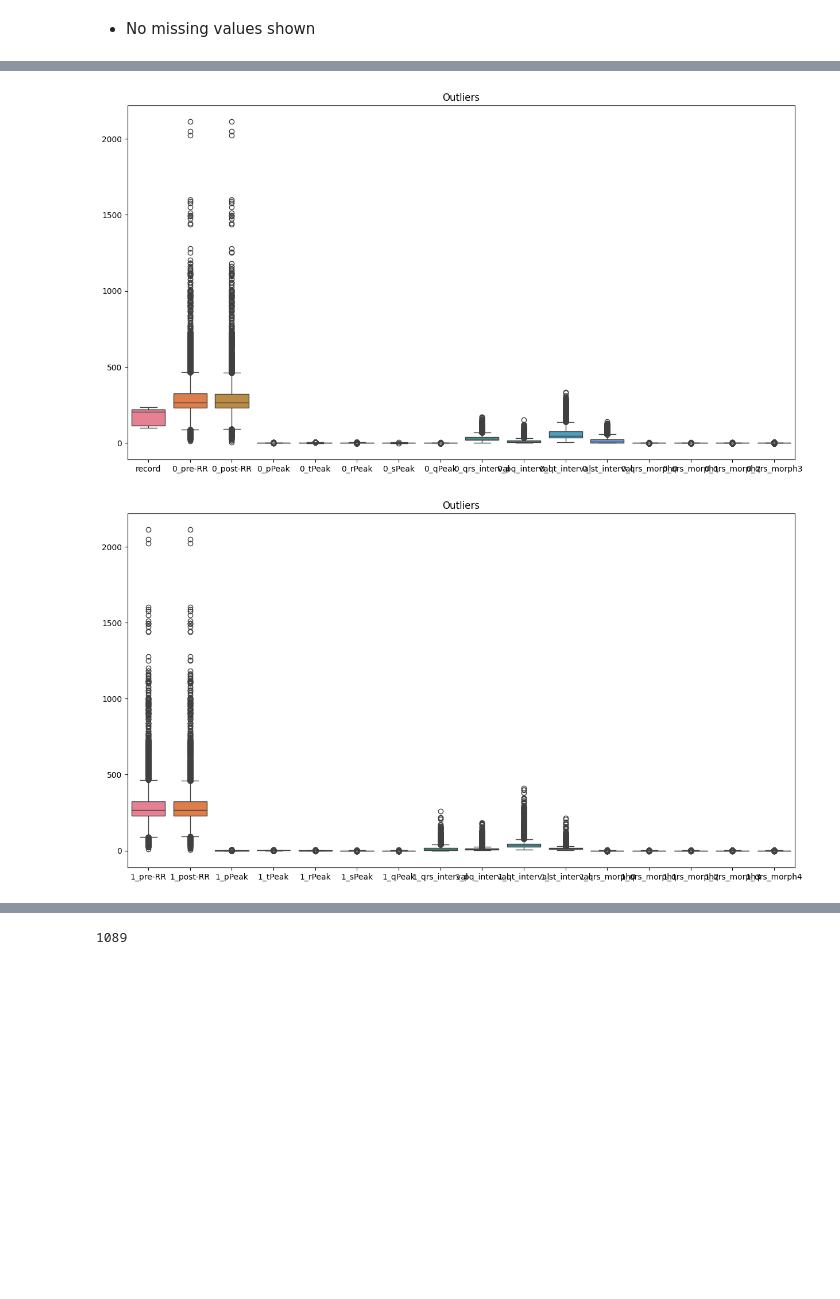
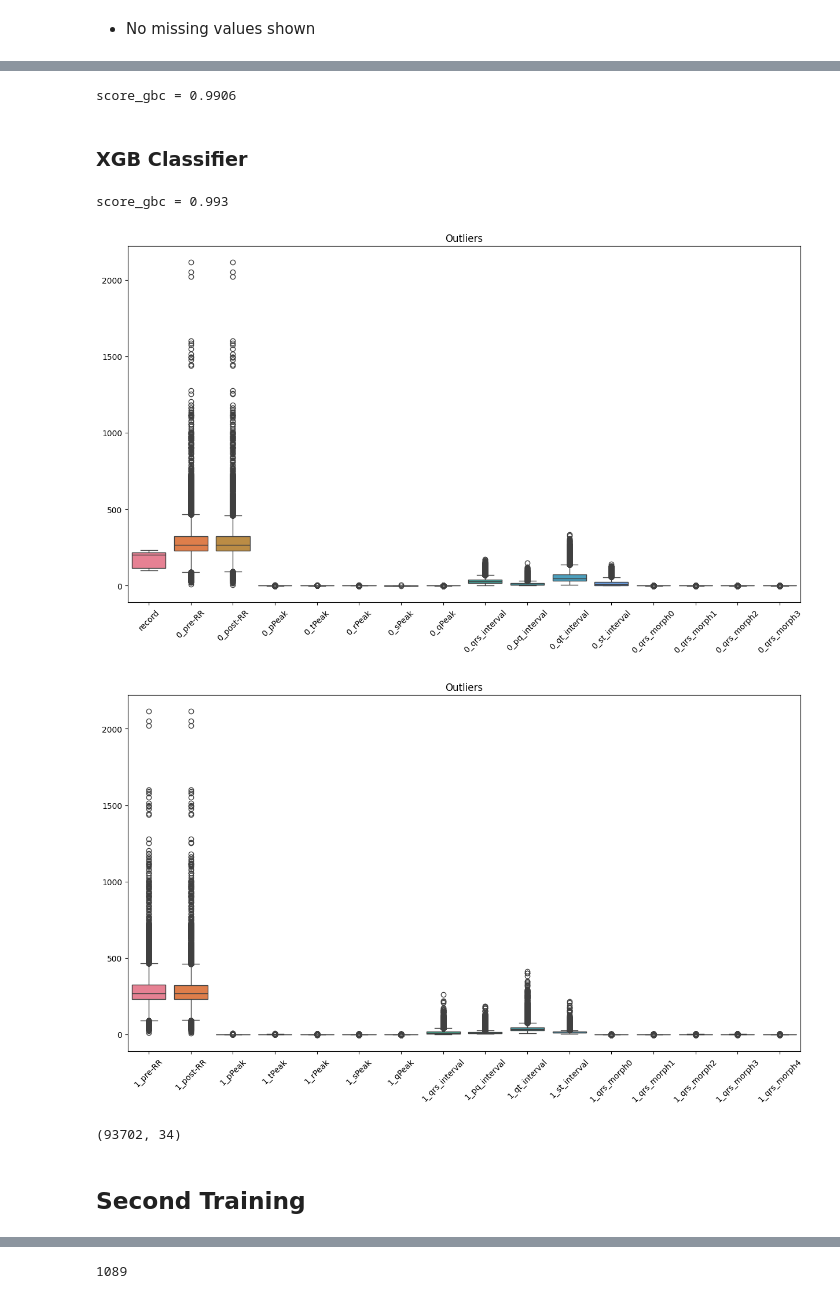
Before and after one commit to subair99/ML_Zoomcamp_2024_Project_Mid, a Jupyter notebook: notebooks/development.ipynb, the cells around one changed output, grey strips where cells are left out. Saved outputs shown, nothing was run; the diff lists cells and outputs as text; code cells hidden in the pictures; blank space fills up the shorter version.

```diff
--- a/notebooks/development.ipynb
+++ b/notebooks/development.ipynb
@@ -116,0 +211,10 @@ ds.iloc[:, 17:]
+# %%
+# Calculate the probability ROC AUC score.
+df = de.copy()
+alg_gbc = GradientBoostingClassifier(n_estimators=100, random_state=22)
+score_gbc, y_val, y_pred = get_score(alg_gbc)
+print(f'score_gbc = {round(score_gbc, 4)}')
+# %% [output]
+score_gbc = 0.9906
+# %% [markdown]
+### XGB Classifier
@@ -117,3 +243,23 @@ ds.iloc[:, 17:]
+# %%
+# Calculate the ROC AUC score.
+df = de.copy()
+
+xgb_params = {
+    'eta': 0.3,
+    'max_depth': 6,
+    'min_child_weight': 1,
+
+    'objective': 'binary:logistic',
+    'nthread': 8,
+
+    'seed': 1,
+    'verbosity': 1,
+}
+
+score_gbc, y_val, y_pred = xgb_score(xgb_params)
+print(f'score_gbc = {round(score_gbc, 4)}')
+# %% [output]
+score_gbc = 0.993
 # %%
 # Define numerical columns and split into two sets.
 col_num = de.drop(columns="type").columns.to_list()
@@ -122,14 +268,18 @@ set_two = col_num[17:]
 # %%
 # Draw boxplot of the first set.
 plt.figure(figsize=(15, 8))
+the_plot = sns.boxplot(data=de[set_one])
 plt.title('Outliers')
-sns.boxplot(data=de[set_one]);
+the_plot.set_xticklabels(the_plot.get_xticklabels(), rotation=45)
+plt.show();
 # %% [output]
-[figure, old version]
+[figure, new version]
 # %%
 # Draw boxplot of the second set.
 plt.figure(figsize=(15, 8))
+the_plot = sns.boxplot(data=de[set_two])
 plt.title('Outliers')
-sns.boxplot(data=de[set_two]);
+the_plot.set_xticklabels(the_plot.get_xticklabels(), rotation=45)
+plt.show();
 # %% [output]
-[figure, old version]
+[figure, new version]
@@ -135,0 +302,7 @@ sns.boxplot(data=de[set_two]);
+# %%
+# Show the shape of new dataframe.
+de.shape
+# %% [output]
+(93702, 34)
+# %% [markdown]
+## Second Training
```
Also changed, not shown: parts of 70 cells of this notebook.
